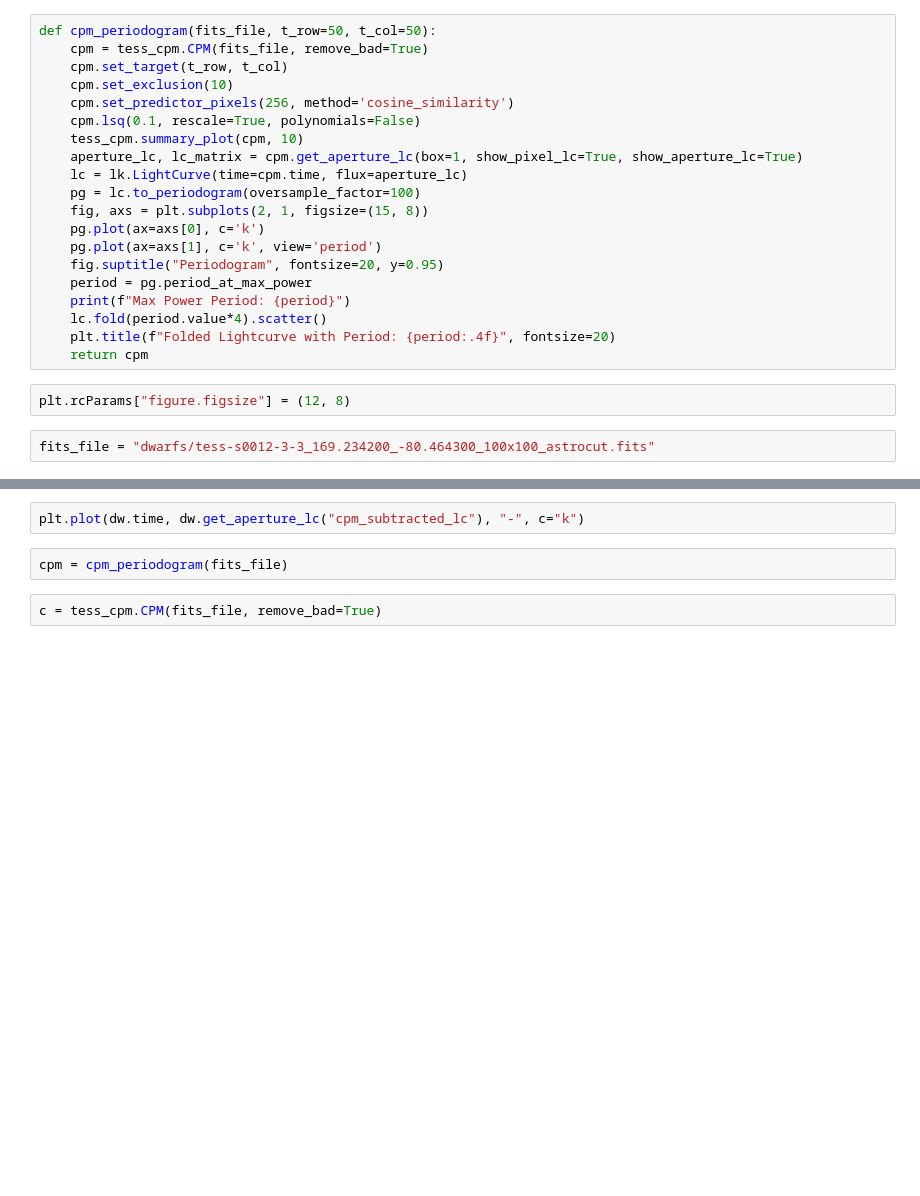
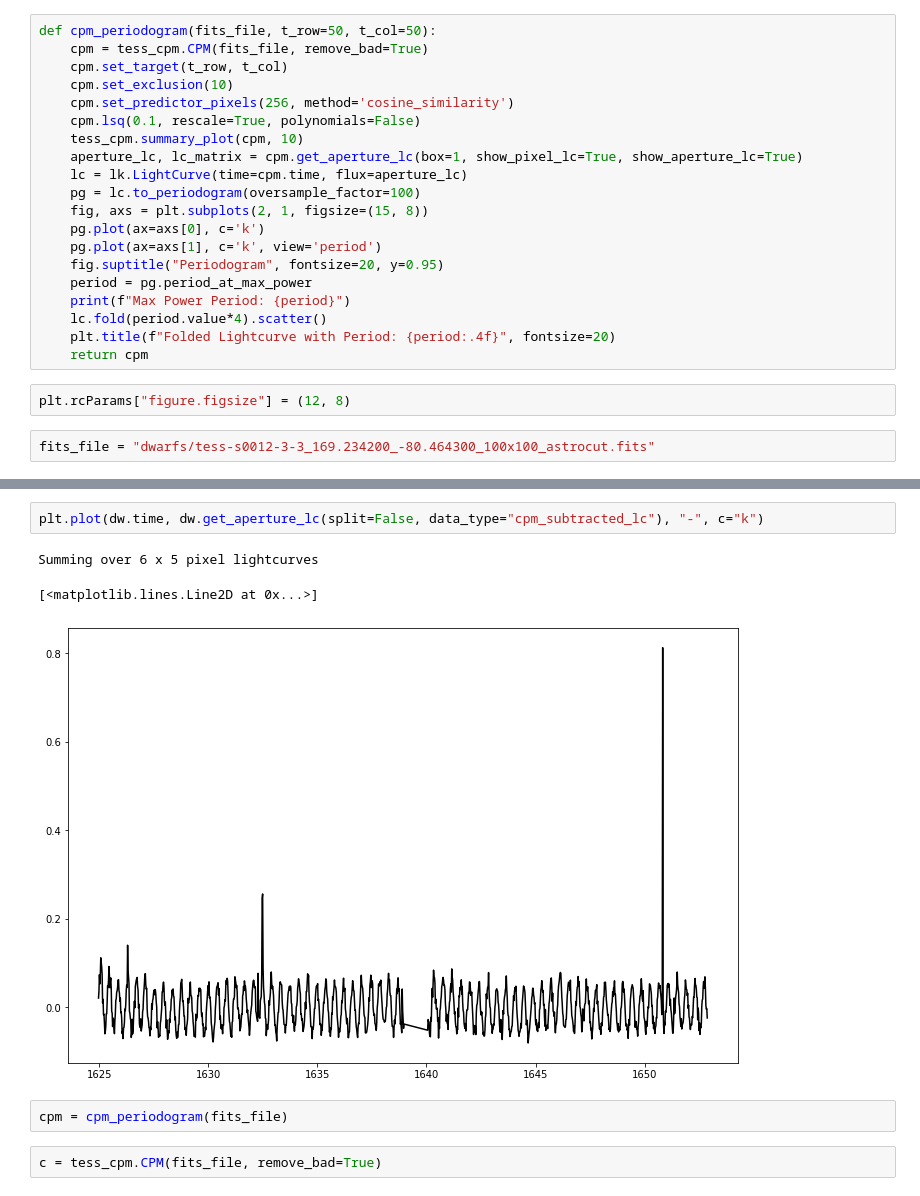
Before and after one commit to soichiro-hattori/unpopular, a Jupyter notebook: dwarfs.ipynb, the cells around one changed output, grey strips where cells are left out. Drawn from its saved outputs; the diff is of its cells as text; blank space fills up the shorter version.

```diff
--- a/dwarfs.ipynb
+++ b/dwarfs.ipynb
@@ -56,5 +75,9 @@ dw.holdout_fit_predict(k=10)
 # %%
-plt.plot(dw.time, dw.get_aperture_lc("cpm_subtracted_lc"), "-", c="k")
+plt.plot(dw.time, dw.get_aperture_lc(split=False, data_type="cpm_subtracted_lc"), "-", c="k")
+# %% [output]
+Summing over 6 x 5 pixel lightcurves
+[<matplotlib.lines.Line2D at 0x...>]
+[figure, added]
 # %%
 cpm = cpm_periodogram(fits_file)
 # %%
```
Also changed, not shown: parts of 9 cells of this notebook, 4 other files.
